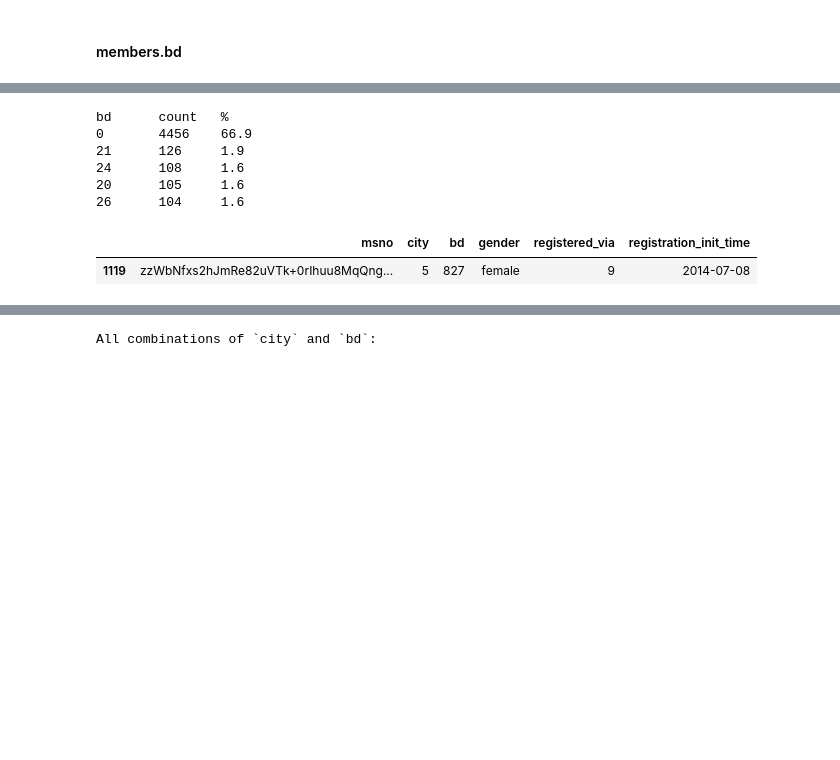
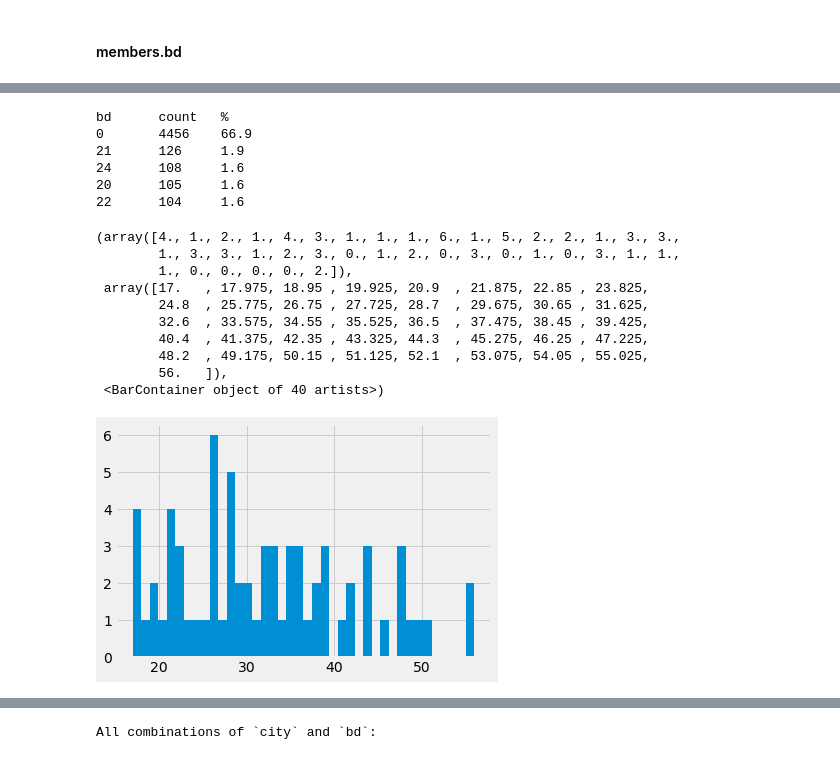
Before and after one commit to ysereda/Springboard, a Jupyter notebook: Capstone2_CustomerChurn.ipynb, the cells around one changed output, grey strips where cells are left out. Cells and saved outputs as stored; diff of their text form; code cells hidden in the pictures; blank space fills up the shorter version.

```diff
--- a/Capstone2_CustomerChurn.ipynb
+++ b/Capstone2_CustomerChurn.ipynb
@@ -240,0 +252,9 @@ memory usage: 29.1+ MB
+# %%
+age_valid = members.loc[(members.bd > 0) & (members.bd <= 117)]
+print("proportion of age 27 in all valid age records:",len(age_valid.loc[age_valid['bd']==27])/len(age_valid))
+print("proportion of age 27 in city = 5:",len(age_valid.loc[(age_valid['bd']==27) & (age_valid['city']==5)])/
+    len(age_valid.loc[age_valid['city']==5]))
+print("proportion of age 27 in city = 5, females:",len(age_valid.loc[(age_valid['bd']==27) & (age_valid['city']==5)
+    & (age_valid['gender']=='female')])/len(age_valid.loc[(age_valid['city']==5) & (age_valid['gender']=='female')]))
+print("proportion of age 27 in city = 5, females, registered_via = 9:",len(age_valid.loc[(age_valid['bd']==27) & (age_valid['city']==5) & (age_valid['registered_via']==9)
+    & (age_valid['gender']=='female')])/len(age_valid.loc[(age_valid['city']==5) & (age_valid['gender']=='female') & (age_valid['registered_via']==9)]))
@@ -342,15 +468,25 @@ Sorted bd: [  0   6  14  15  16  17  18  19  20  21  22  23  24  25  26  27  28
 # %%
 #members.bd.value_counts()
-top5(members,'bd')
+top(5,members,'bd')
 # %% [output]
 bd      count   %
 0       4456    66.9
 21      126     1.9
 24      108     1.6
 20      105     1.6
-26      104     1.6
+22      104     1.6
-# %%
-members.loc[members.bd > 150] # Outlier
-# %% [output]
-|  | msno | city | bd | gender | registered_via | registration_init_time |
-| 1119 | zzWbNfxs2hJmRe82uVTk+0rIhuu8MqQng... | 5 | 827 | female | 9 | 2014-07-08 |
+# %%
+ds = age_valid.loc[(age_valid['city']==5) & (age_valid['gender']=='female') & (age_valid['registered_via']==9)]['bd']
+plt.hist(ds, bins=np.max(ds)-np.min(ds)+1) # 1 bin per 1 year of age
+# %% [output]
+(array([4., 1., 2., 1., 4., 3., 1., 1., 1., 6., 1., 5., 2., 2., 1., 3., 3.,
+        1., 3., 3., 1., 2., 3., 0., 1., 2., 0., 3., 0., 1., 0., 3., 1., 1.,
+        1., 0., 0., 0., 0., 2.]),
+ array([17.   , 17.975, 18.95 , 19.925, 20.9  , 21.875, 22.85 , 23.825,
+        24.8  , 25.775, 26.75 , 27.725, 28.7  , 29.675, 30.65 , 31.625,
+        32.6  , 33.575, 34.55 , 35.525, 36.5  , 37.475, 38.45 , 39.425,
+        40.4  , 41.375, 42.35 , 43.325, 44.3  , 45.275, 46.25 , 47.225,
+        48.2  , 49.175, 50.15 , 51.125, 52.1  , 53.075, 54.05 , 55.025,
+        56.   ]),
+ <BarContainer object of 40 artists>)
+[figure, added]
```
Also changed, not shown: parts of 38 cells of this notebook.
